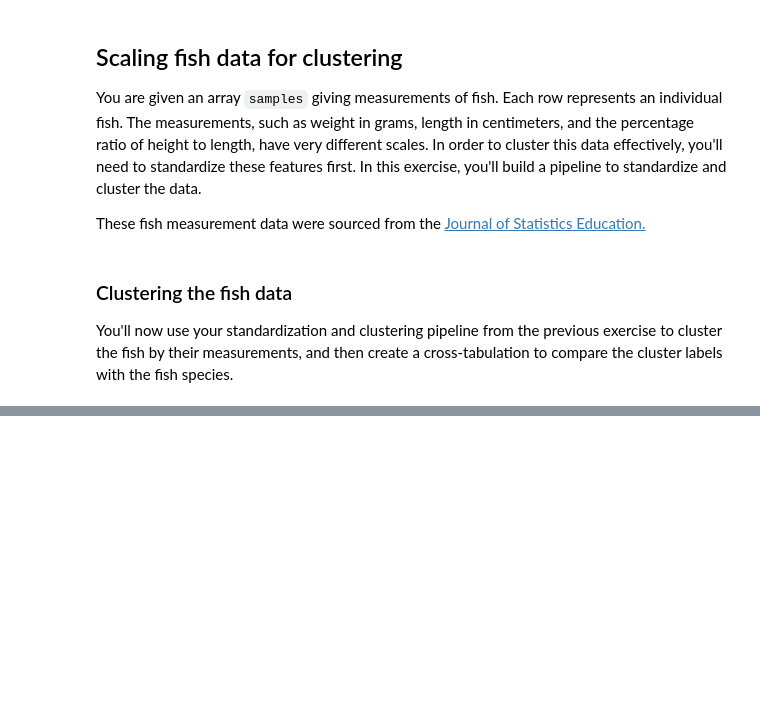
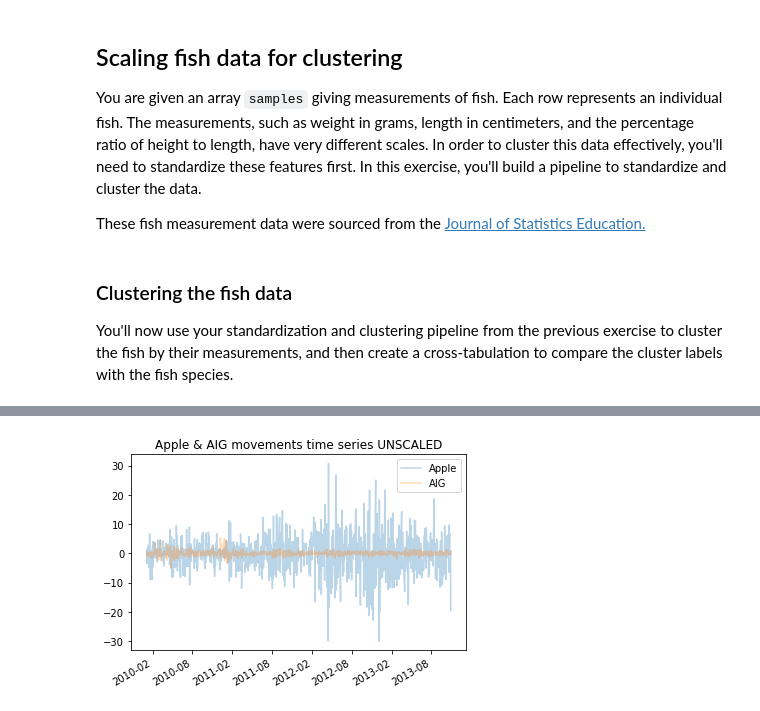
Before and after one commit to paulo-g-martinez/unsupervised-learning-in-python, a Jupyter notebook: unsupervised-learning-in-python.ipynb, the cells around one changed output, grey strips where cells are left out. Cells and saved outputs as stored; diff of their text form; code cells hidden in the pictures; blank space fills up the shorter version.

```diff
--- a/unsupervised-learning-in-python.ipynb
+++ b/unsupervised-learning-in-python.ipynb
@@ -1732,0 +1761,4 @@ ct
+# %%
+# read the data from my local copy
+stock_movements_df = pd.read_json('data/stock-movements.json', orient = 'split')
+stock_movements_df.info()
@@ -1732,0 +1827,8 @@ ct
+# %%
+stock_movements_df.head(2).transpose().plot(alpha = .3,
+                                            #figsize = (20, 10)
+                                           )
+plt.title('Apple & AIG movements time series UNSCALED')
+plt.show()
+# %% [output]
+[figure, added]
```
Also changed, not shown: parts of 31 cells of this notebook, 2 other files.
